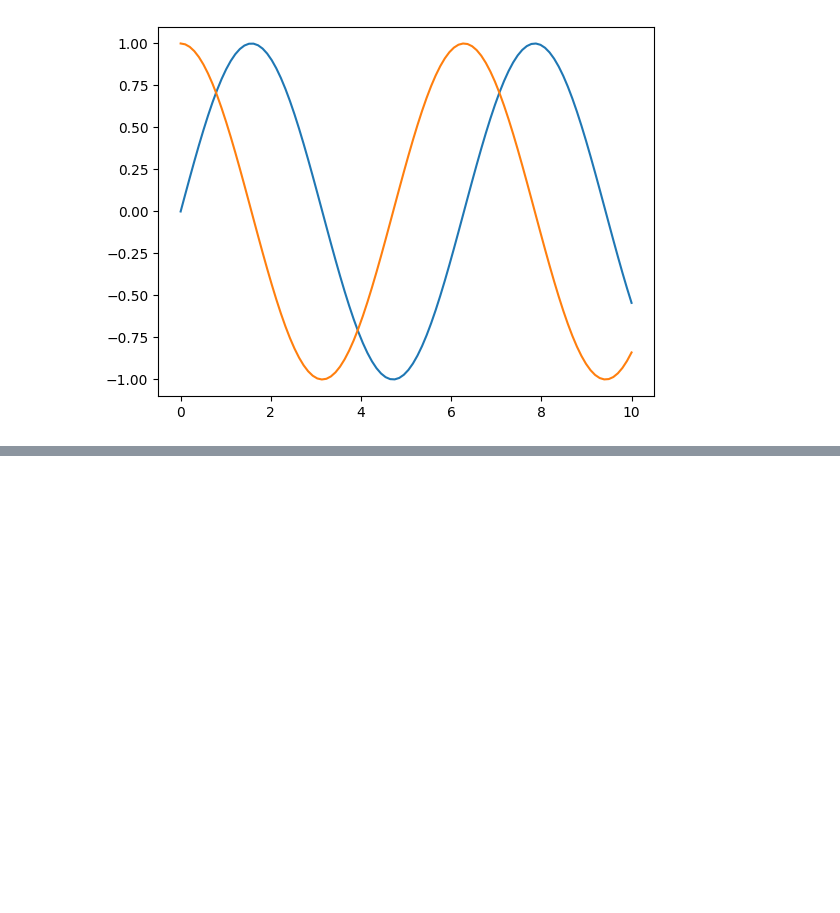
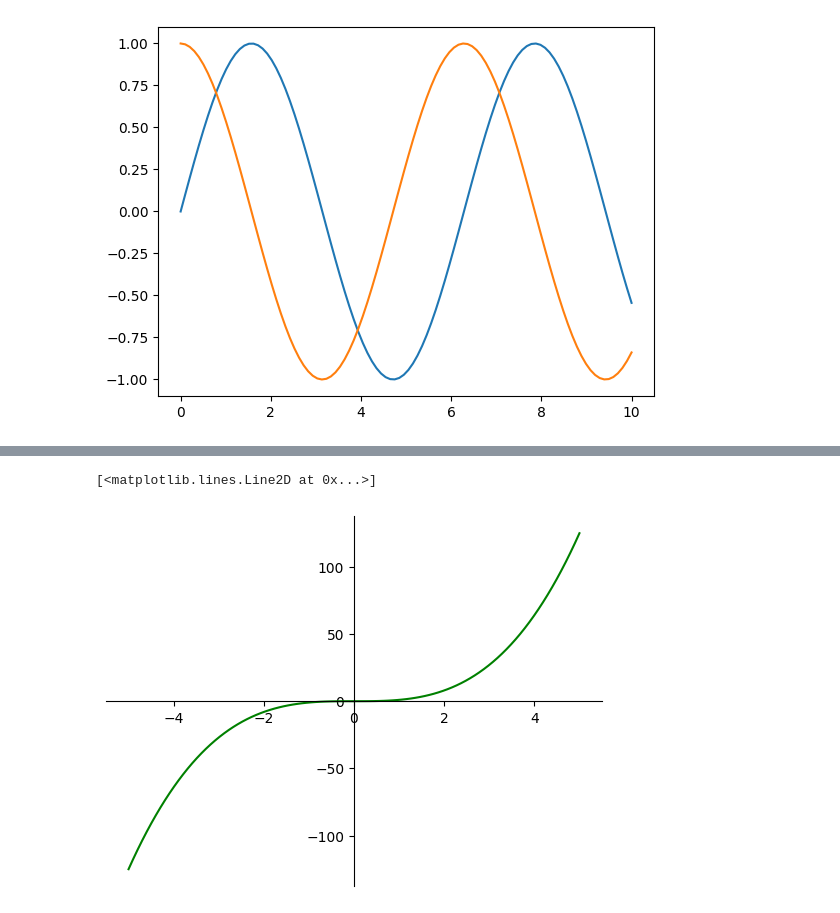
Before and after one commit to Wallo03/Python-Formart, a Jupyter notebook: test.ipynb, the cells around one changed output, grey strips where cells are left out. Saved outputs shown, nothing was run; the diff lists cells and outputs as text; code cells hidden in the pictures; blank space fills up the shorter version.

```diff
--- a/test.ipynb
+++ b/test.ipynb
@@ -651,0 +653,19 @@ SyntaxError: invalid syntax (2108203934.py, line 3)
+# %%
+# 100 linearly spaced numbers
+x = np.linspace(-5,5,100)
+# the function, which is y = ??? here
+y = x**3
+# setting the axes at the centre
+fig = plt.figure()
+ax = fig.add_subplot(1, 1, 1) #consente di creare delle matrici di plot, 1 x 1 nella posizione 1
+ax.spines['left'].set_position('center')
+ax.spines['bottom'].set_position('center')
+ax.spines['right'].set_color('none') #lo rendo invisibile
+ax.spines['top'].set_color('none')
+ax.xaxis.set_ticks_position('bottom')
+ax.yaxis.set_ticks_position('left') #mette le linette nella posizione scelta
+# plot the function
+plt.plot(x,y, '-g')
+# %% [output]
+[<matplotlib.lines.Line2D at 0x...>]
+[figure, added]
```
Also changed, not shown: parts of 51 cells of this notebook, 1 other file.
